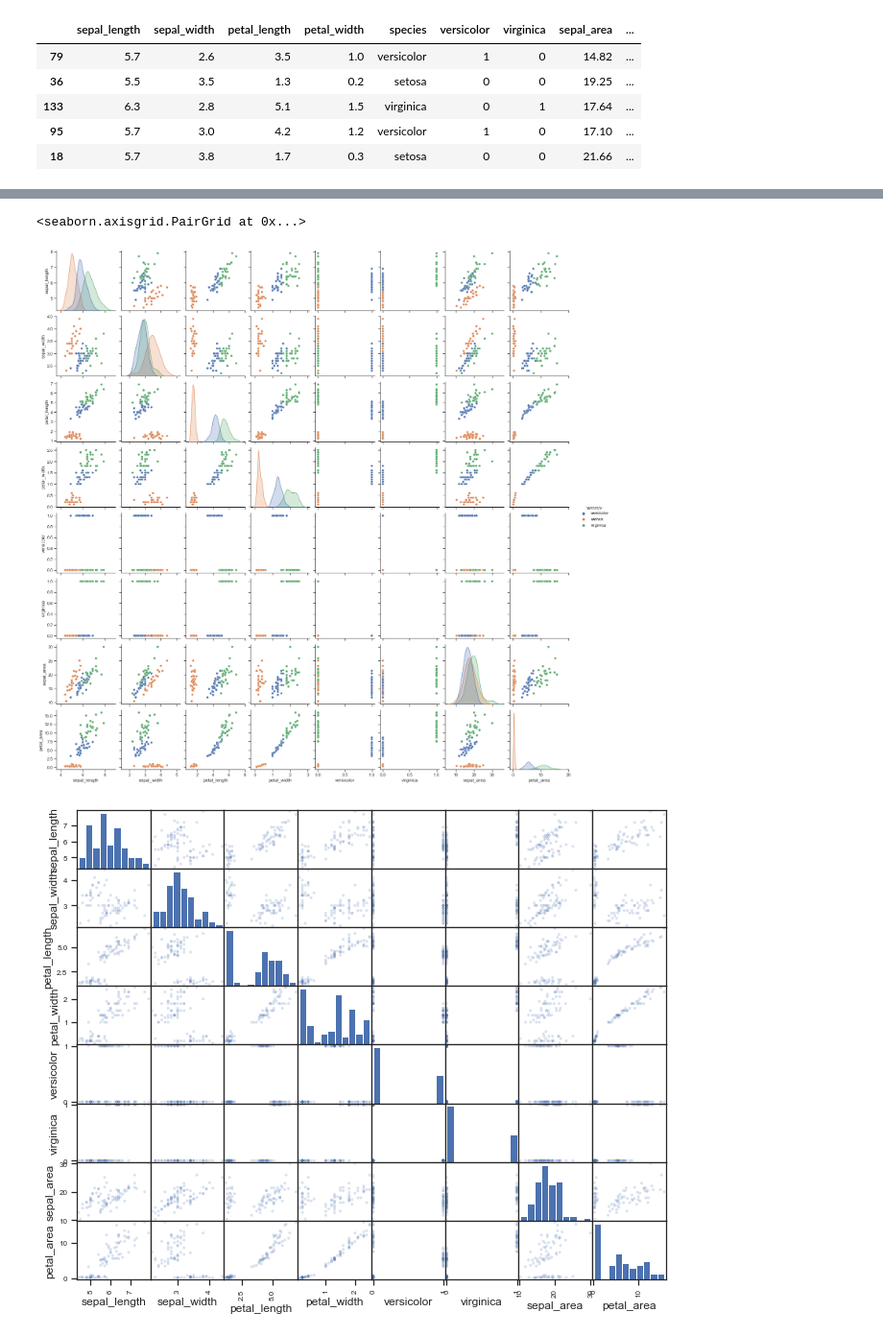
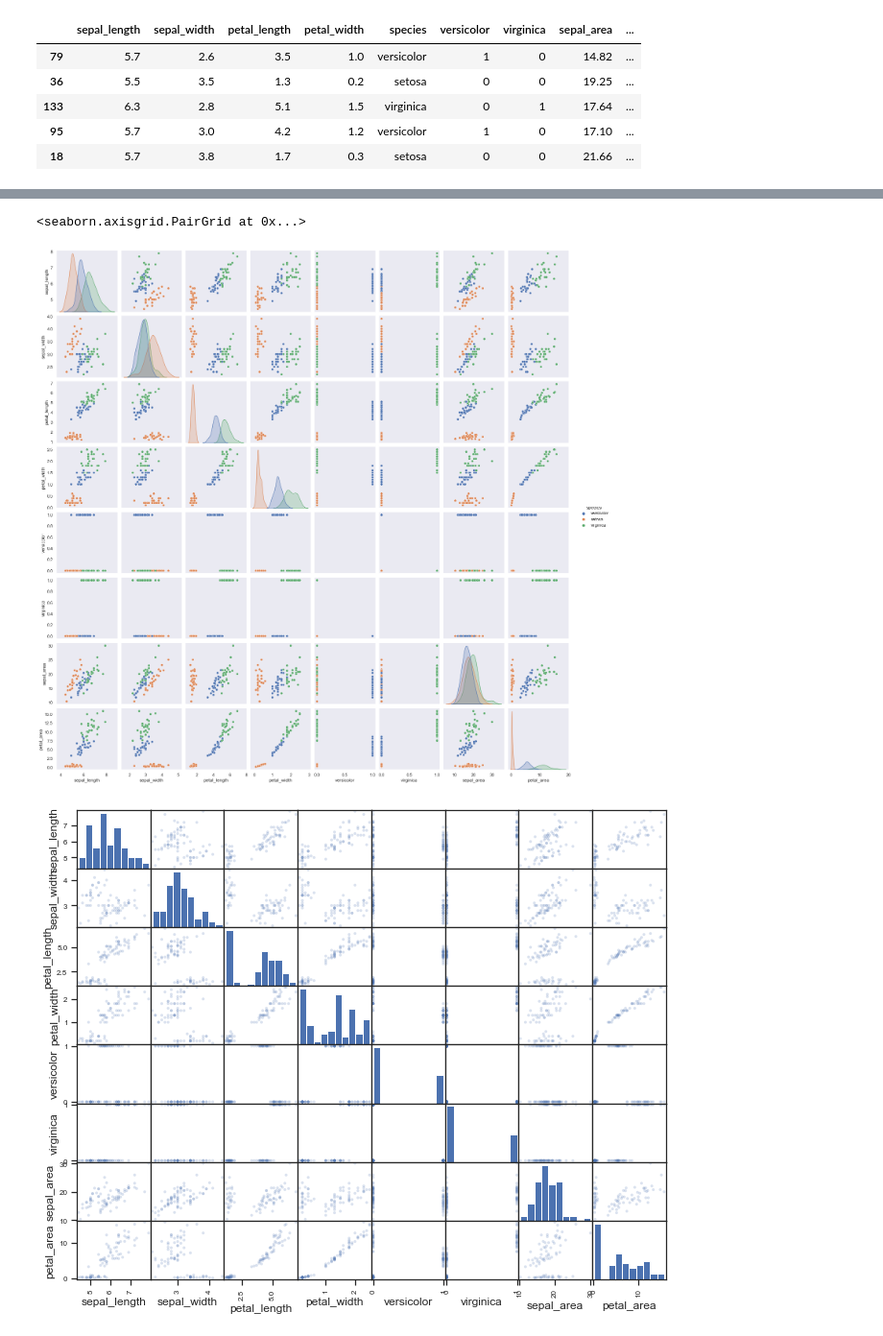
Before and after one commit to LinhQuach13/classification-exercises, a Jupyter notebook: classification_exercises.ipynb, the cells around one changed output, grey strips where cells are left out. Shown at 96% size. Drawn from its saved outputs; the diff is of its cells as text; code cells hidden in the pictures.

```diff
--- a/classification_exercises.ipynb
+++ b/classification_exercises.ipynb
@@ -285,5 +296,8 @@ iris_melt
 # %%
+# Swarmplot of iris_melt dataframe
+
 plt.figure(figsize=(8,6))
+plt.rc('font', size=14)
 p = sns.swarmplot(
     x="measurement",
     y="value",
@@ -456,11 +485,12 @@ sns.heatmap(iris_train.corr(), cmap= 'Pastel2',  linewidth= 1, linecolor= 'k', a
 # %%
-sns.set_theme(style="ticks")
+#Scatter matrix with seaborn with theme set
+sns.set_theme(style="dark")
 
 df = iris_train
 sns.pairplot(df, hue="species")
 # %% [output]
 <seaborn.axisgrid.PairGrid at 0x...>
-[figure, old version]
+[figure, new version]
 # %%
 #another solution for scatter matrix
 df_IT = iris_train
```
Also changed, not shown: parts of 42 cells of this notebook.
